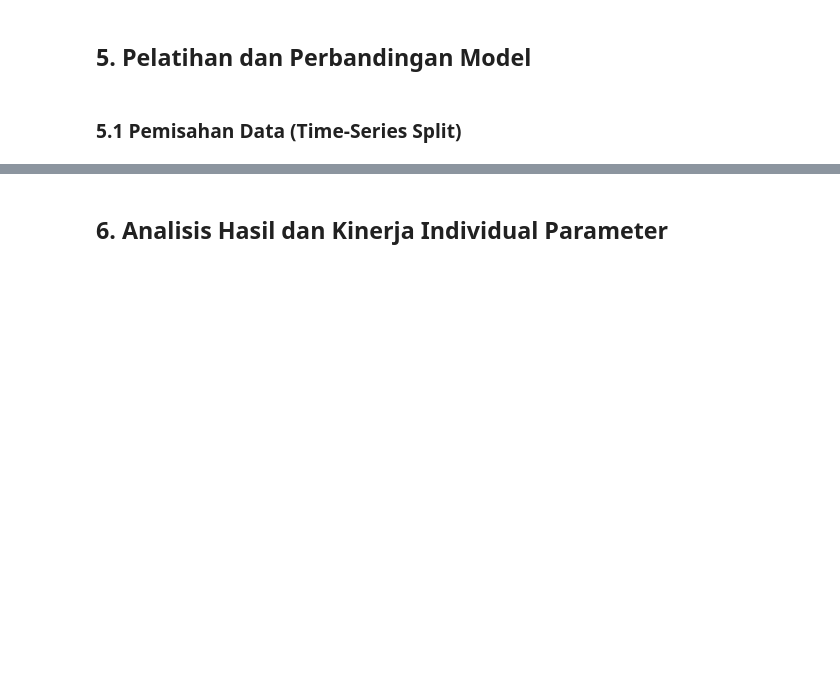
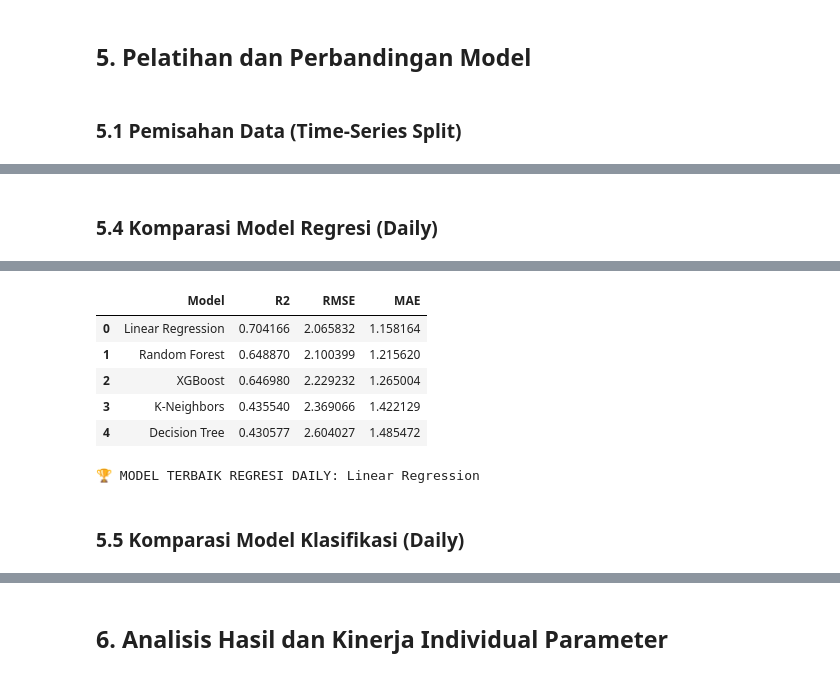
Before and after one commit to AzaniFatturFadhika/weather-iot, a Jupyter notebook: example_v2/model_training/model_weather_training.ipynb, the cells around one changed output, grey strips where cells are left out. Saved outputs shown, nothing was run; the diff lists cells and outputs as text; code cells hidden in the pictures; blank space fills up the shorter version.

```diff
--- a/example_v2/model_training/model_weather_training.ipynb
+++ b/example_v2/model_training/model_weather_training.ipynb
@@ -270,0 +525,19 @@ print(f"   Test:  {len(daily_test):,} baris")
+# %%
+# Definisi model klasifikasi
+classification_models = {
+    'Logistic Regression': LogisticRegression(max_iter=1000, random_state=42, n_jobs=-1),
+    'Decision Tree': DecisionTreeClassifier(random_state=42, max_depth=10),
+    'Random Forest': RandomForestClassifier(n_estimators=100, random_state=42, n_jobs=-1),
+}
+
+if XGBOOST_AVAILABLE:
+    # XGBoost membutuhkan num_class untuk multiclass klasifikasi
+    num_classes_hourly = len(le_weather_code.classes_)
+    classification_models['XGBoost'] = XGBClassifier(
+        n_estimators=100,
+        random_state=42,
+        n_jobs=-1,
+        verbosity=0,
+        objective='multi:softmax',
+        num_class=num_classes_hourly
+    )
@@ -270,0 +598,38 @@ print(f"   Test:  {len(daily_test):,} baris")
+# %% [markdown]
+### 5.4 Komparasi Model Regresi (Daily)
+# %%
+# Training DAILY Regression Models
+print("="*70)
+print("🔄 TRAINING DAILY REGRESSION MODELS")
+print("="*70)
+
+daily_reg_results = []
+
+# Re-initialize models
+regression_models_daily = {
+    'Linear Regression': LinearRegression(),
+    'K-Neighbors': KNeighborsRegressor(n_neighbors=5),
+    'Decision Tree': DecisionTreeRegressor(random_state=42, max_depth=10),
+    'Random Forest': RandomForestRegressor(n_estimators=100, random_state=42, n_jobs=-1),
+}
+if XGBOOST_AVAILABLE:
+    regression_models_daily['XGBoost'] = XGBRegressor(n_estimators=100, random_state=42, n_jobs=-1, verbosity=0)
+
+for name, model in regression_models_daily.items():
+    print(f"\n🔄 Training {name}...")
+    model.fit(X_daily_train, y_daily_train_reg)
+    y_pred = model.predict(X_daily_test)
+
+    overall_metrics = evaluate_regression(y_daily_test_reg, y_pred)
+    overall_metrics['Model'] = name
+    daily_reg_results.append(overall_metrics)
+
+    print(f"   ✅ {name} - R²: {overall_metrics['R2']:.4f}, RMSE: {overall_metrics['RMSE']:.4f}")
+
+df_daily_reg = pd.DataFrame(daily_reg_results).sort_values('R2', ascending=False)
+print("\n📊 HASIL PERBANDINGAN REGRESI DAILY:")
+display(df_daily_reg[['Model', 'R2', 'RMSE', 'MAE']].reset_index(drop=True))
+
+best_daily_reg_model = df_daily_reg.iloc[0]['Model']
+print(f"\n🏆 MODEL TERBAIK REGRESI DAILY: {best_daily_reg_model}")
+# %% [output]
@@ -270,0 +656,9 @@ print(f"   Test:  {len(daily_test):,} baris")
+|  | Model | R2 | RMSE | MAE |
+| 0 | Linear Regression | 0.704166 | 2.065832 | 1.158164 |
+| 1 | Random Forest | 0.648870 | 2.100399 | 1.215620 |
+| 2 | XGBoost | 0.646980 | 2.229232 | 1.265004 |
+| 3 | K-Neighbors | 0.435540 | 2.369066 | 1.422129 |
+| 4 | Decision Tree | 0.430577 | 2.604027 | 1.485472 |
+🏆 MODEL TERBAIK REGRESI DAILY: Linear Regression
+# %% [markdown]
+### 5.5 Komparasi Model Klasifikasi (Daily)
```
Also changed, not shown: parts of 38 cells of this notebook, 3 other files.
